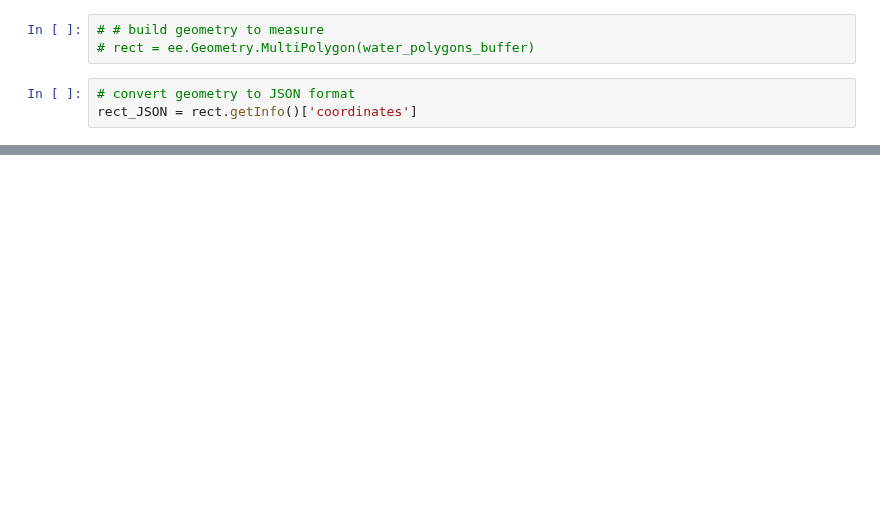
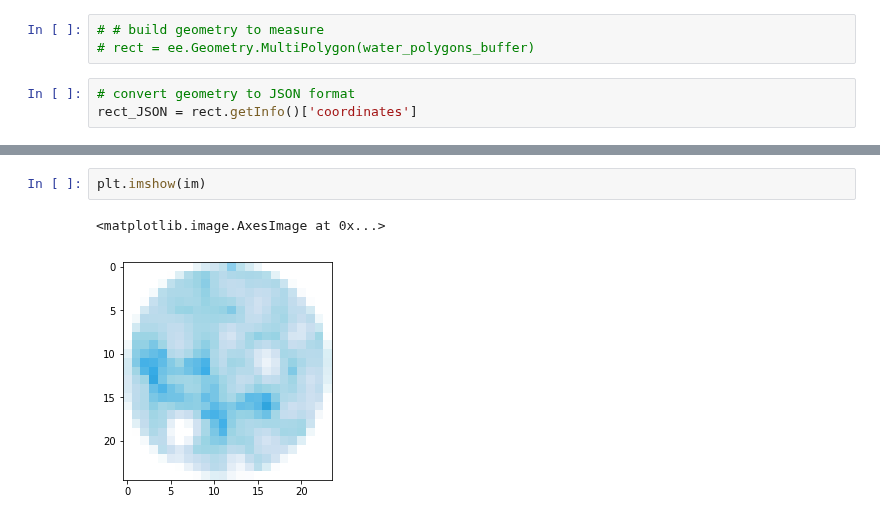
Before and after one commit to krakchris/rimbun.io, a Jupyter notebook: 03_Add_metadata/02_green_area_change/GEE_green_change.ipynb, the cells around one changed output, grey strips where cells are left out. Drawn from its saved outputs; the diff is of its cells as text; blank space fills up the shorter version.

```diff
--- a/03_Add_metadata/02_green_area_change/GEE_green_change.ipynb
+++ b/03_Add_metadata/02_green_area_change/GEE_green_change.ipynb
@@ -163,0 +264,5 @@ plt.imshow(-array_mask[:,:,0], cmap = 'Blues')
+# %%
+plt.imshow(im)
+# %% [output]
+<matplotlib.image.AxesImage at 0x...>
+[figure, added]
```
Also changed, not shown: parts of 19 cells of this notebook.
